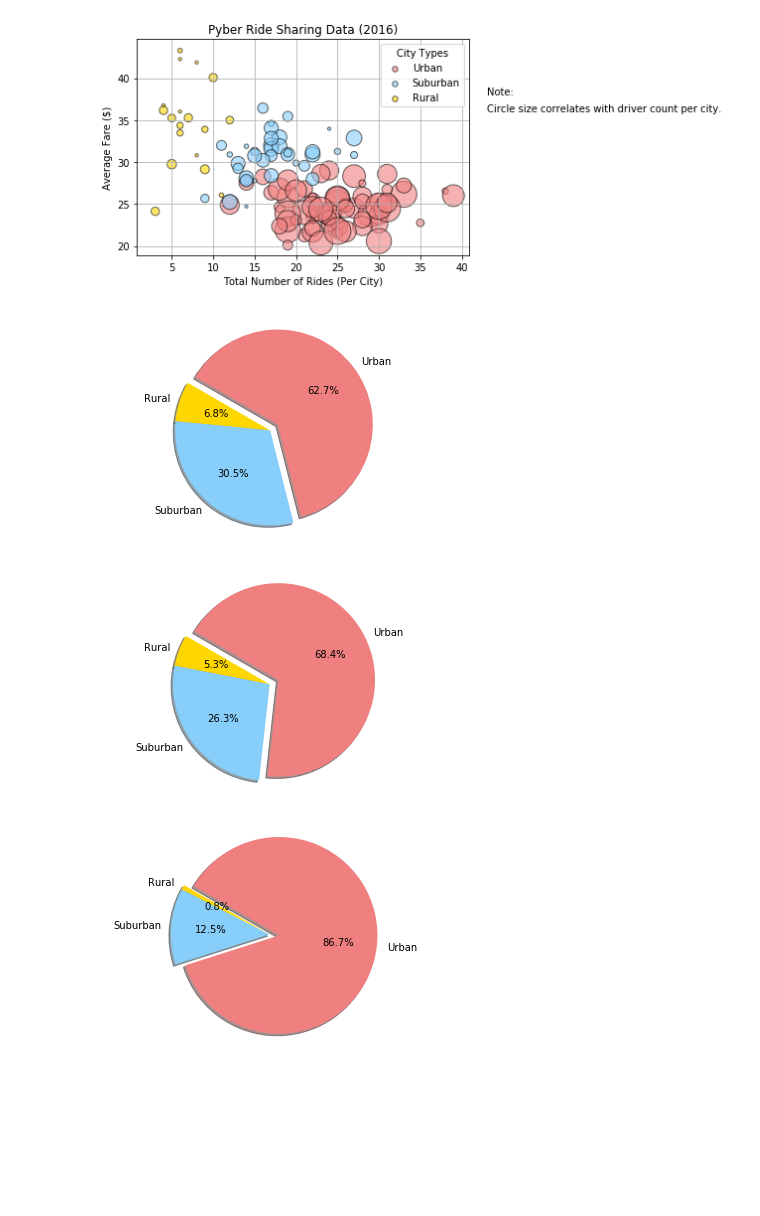
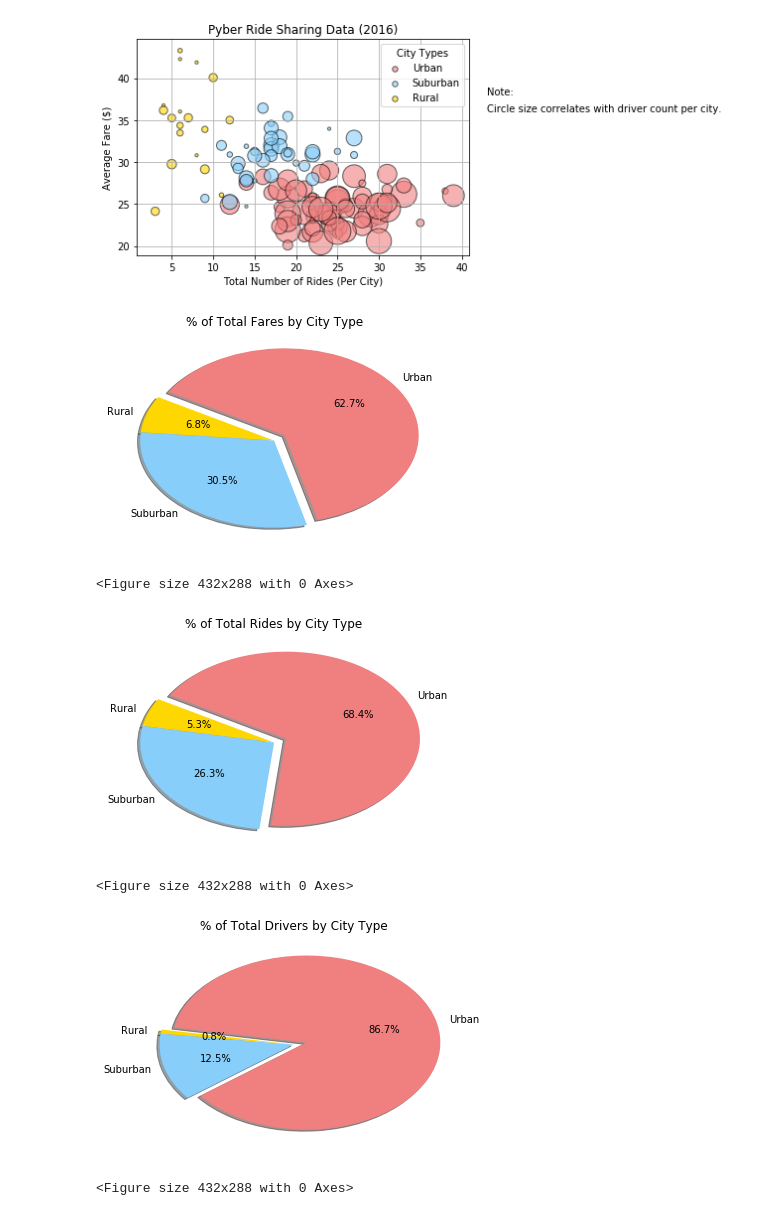
Before and after one commit to bmonroe44/Matplotlib-Week-5, a Jupyter notebook: Pyber/Pyber_main.ipynb, the cells around one changed output. Drawn from its saved outputs; the diff is of its cells as text; code cells hidden in the pictures; blank space fills up the shorter version.

```diff
--- a/Pyber/Pyber_main.ipynb
+++ b/Pyber/Pyber_main.ipynb
@@ -86,27 +86,30 @@ plt.show()
 # %%
 # Calculate percentage of total fares by city type
 total_fares = city_ride_merge["fare"].sum()
 urban_fare_perc = (urban["fare"].sum() / total_fares) * 100
 suburb_fare_perc = (suburbs["fare"].sum() / total_fares) * 100
 rural_fare_perc =(rural["fare"].sum() / total_fares) * 100
 
 # Build Pie Chart
 city_types = ["Rural", "Suburban", "Urban"]
 fare_perc = [rural_fare_perc, suburb_fare_perc, urban_fare_perc]
 colors = ["gold", "lightskyblue", "lightcoral"]
 explode = (0, 0, 0.1)
 
 plt.pie(fare_perc, explode=explode, labels=city_types, colors=colors, autopct="%1.1f%%", shadow=True, startangle=150)
-plt.axis("equal")
+#plt.axis("equal")
+plt.title("% of Total Fares by City Type")
 plt.show()
 
 # Save Figure
+plt.savefig("FaresPie.png")
 # %% [output]
-[figure, old version]
+[figure, new version]
+<Figure size 432x288 with 0 Axes>
 # %%
 # Calculate percentage of total rides by city type
 total_ride_perc = city_ride_merge.groupby("type")["ride_id"].count()
-
+total_ride_perc
 # Build Pie Chart
 # Labels for section of the pie chart
 city_types = ["Rural", "Suburban", "Urban"]
@@ -117,11 +120,15 @@ colors = ["gold", "lightskyblue", "lightcoral"]
 explode = (0, 0, 0.1)
 
 plt.pie(total_ride_perc, explode=explode, labels=city_types, colors=colors, autopct="%1.1f%%", shadow=True, startangle=150)
-plt.axis("equal")
+#plt.axis("equal")
+plt.title("% of Total Rides by City Type")
 plt.show()
+
 # Save Figure
+plt.savefig("RidesPie.png")
 # %% [output]
-[figure, old version]
+[figure, new version]
+<Figure size 432x288 with 0 Axes>
 # %%
 # Calculate percentage of total drivers by city type
 drivers_per_city = city_ride_merge.groupby("type")["driver_count"].sum()
@@ -136,11 +143,13 @@ colors = ["gold", "lightskyblue", "lightcoral"]
 
 explode = (0, 0, 0.1)
 
-plt.pie(drivers_per_city, explode=explode, labels=city_types, colors=colors, autopct="%1.1f%%", shadow=True, startangle=150)
-plt.axis("equal")
+plt.pie(drivers_per_city, explode=explode, labels=city_types, colors=colors, autopct="%1.1f%%", shadow=True, startangle=170)
+plt.title("% of Total Drivers by City Type")
+#plt.axis("equal")
 plt.show()
 
-
 # Save Figure
+plt.savefig("DriversPie.png")
 # %% [output]
-[figure, old version]
+[figure, new version]
+<Figure size 432x288 with 0 Axes>
```
